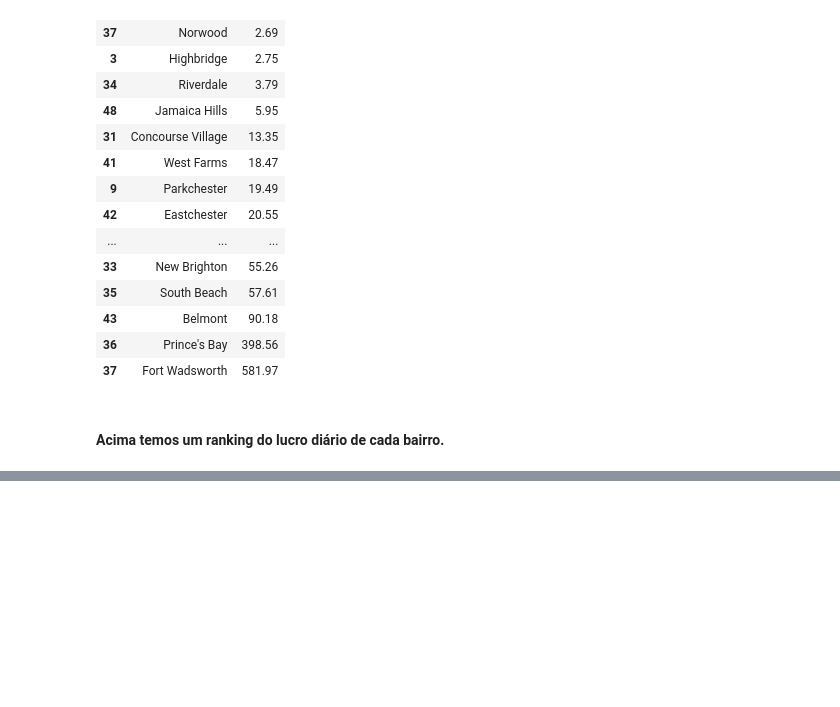
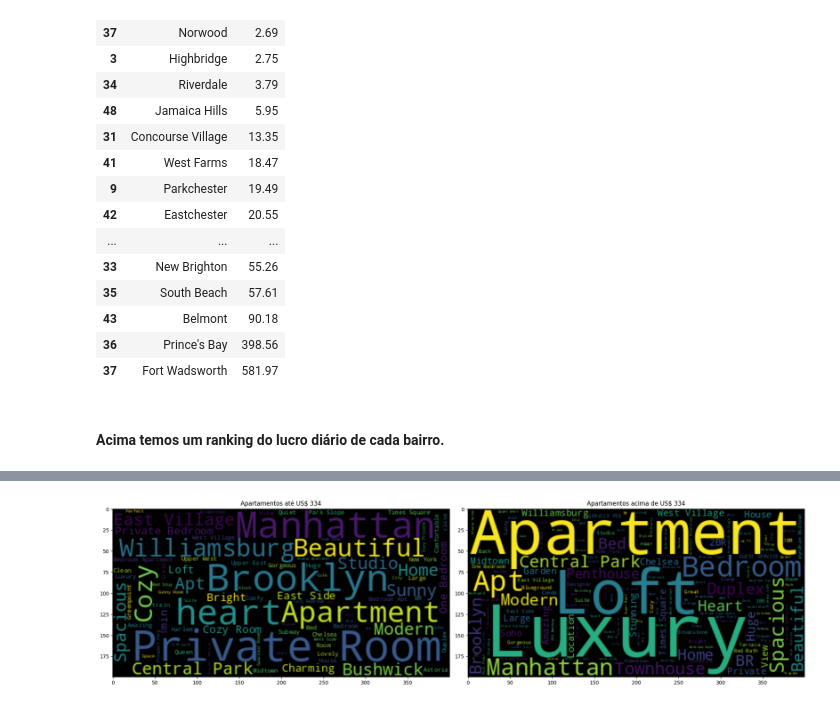
Before and after one commit to DenisePotenza/Indicium, a Jupyter notebook: LH_CD_DENISEPOTENZA.ipynb, the cells around one changed output, grey strips where cells are left out. Cells and saved outputs as stored; diff of their text form; code cells hidden in the pictures; blank space fills up the shorter version.

```diff
--- a/LH_CD_DENISEPOTENZA.ipynb
+++ b/LH_CD_DENISEPOTENZA.ipynb
@@ -401,0 +455,40 @@ https://smartasset.com/taxes/new-york-property-tax-calculator#:~:text=When%20tak
+# %%
+#Store a list of each description in the 'nome' variable
+low_cost = ny_rent[(ny_rent['price'] <= 334.0) & (~ny_rent['nome'].isna())]['nome'].apply(lambda x: x.split(' '))
+high_cost = ny_rent[(ny_rent['price'] > 334.0) & (~ny_rent['nome'].isna())]['nome'].apply(lambda x: x.split(' '))
+# %%
+def join_list(list: list):
+    '''Return a unique list from multiple lists'''
+    words_count = []
+    for line in list:
+        words_count.extend(line)
+    return words_count
+# %%
+#Get a unique list of low and high cost apartments
+low_cost_words = join_list(low_cost)
+high_cost_words = join_list(high_cost)
+
+#Count every word of each list
+count_low = Counter(low_cost_words)
+count_high = Counter(high_cost_words)
+
+#Put all words into a unique string format
+low_cost_words = ' '.join(word for word in low_cost_words)
+high_cost_words = ' '.join(word for word in high_cost_words)
+# %%
+#Define and update stopwords
+stopwords = set(STOPWORDS)
+stopwords.update(["—", '-', '&', '+', '', '!', '.', '...', ':', '|', 'w/', '1', '2', '3', '4', '5', '6', '7', '8', '9', '0', 'NYC'])
+# %%
+wordcloud = WordCloud(stopwords=stopwords).generate(low_cost_words)
+wordcloud_high = WordCloud(stopwords=stopwords).generate(high_cost_words)
+
+fig,axs=plt.subplots(ncols=2, figsize=(20,10))
+
+axs[0].imshow(wordcloud, interpolation='bilinear')
+axs[0].set_title('Apartamentos até US$ 334')
+axs[1].imshow(wordcloud_high, interpolation='bilinear')
+axs[1].set_title("Apartamentos acima de US$ 334")
+plt.tight_layout();
+# %% [output]
+[figure, added]
```
Also changed, not shown: parts of 12 cells of this notebook.
